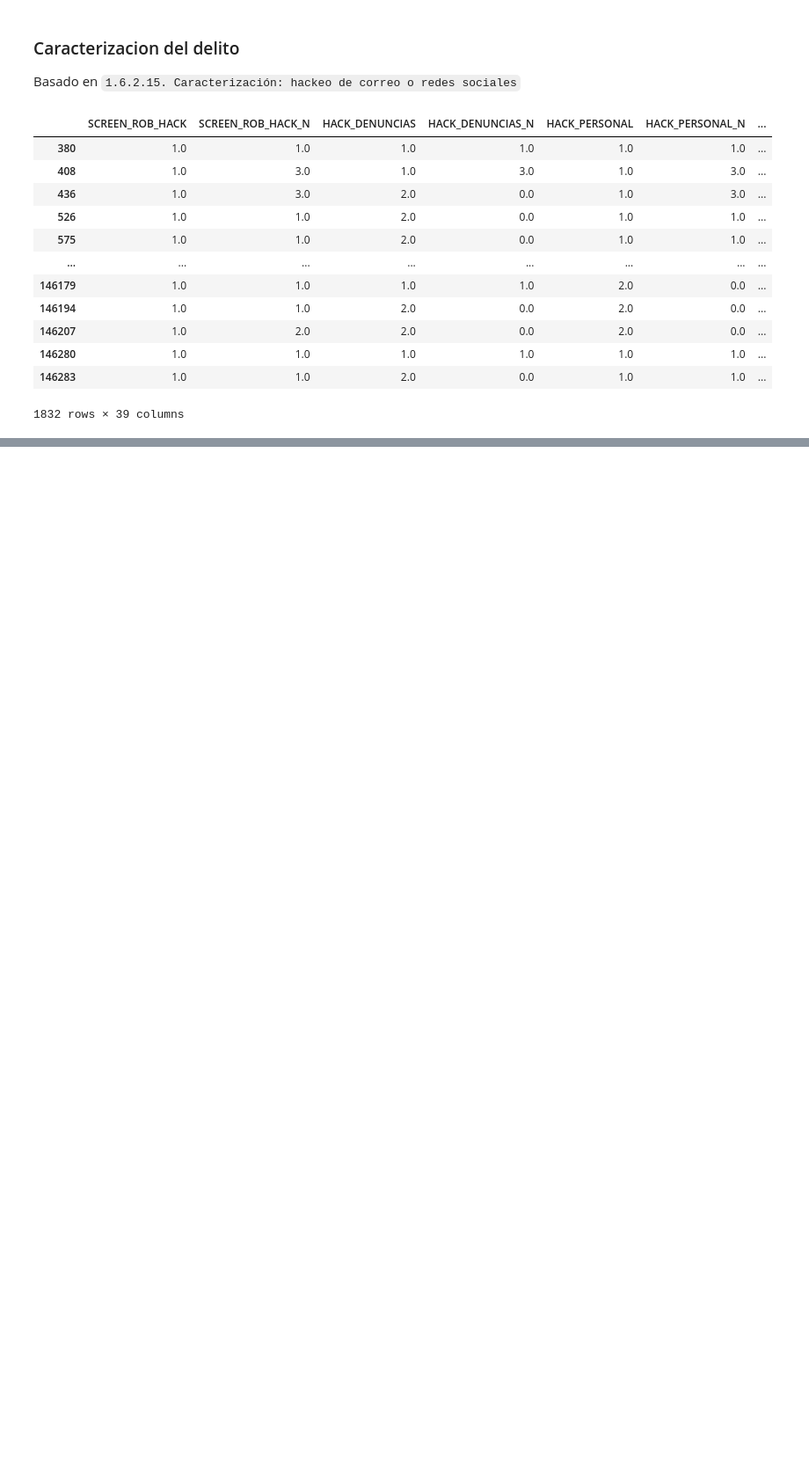
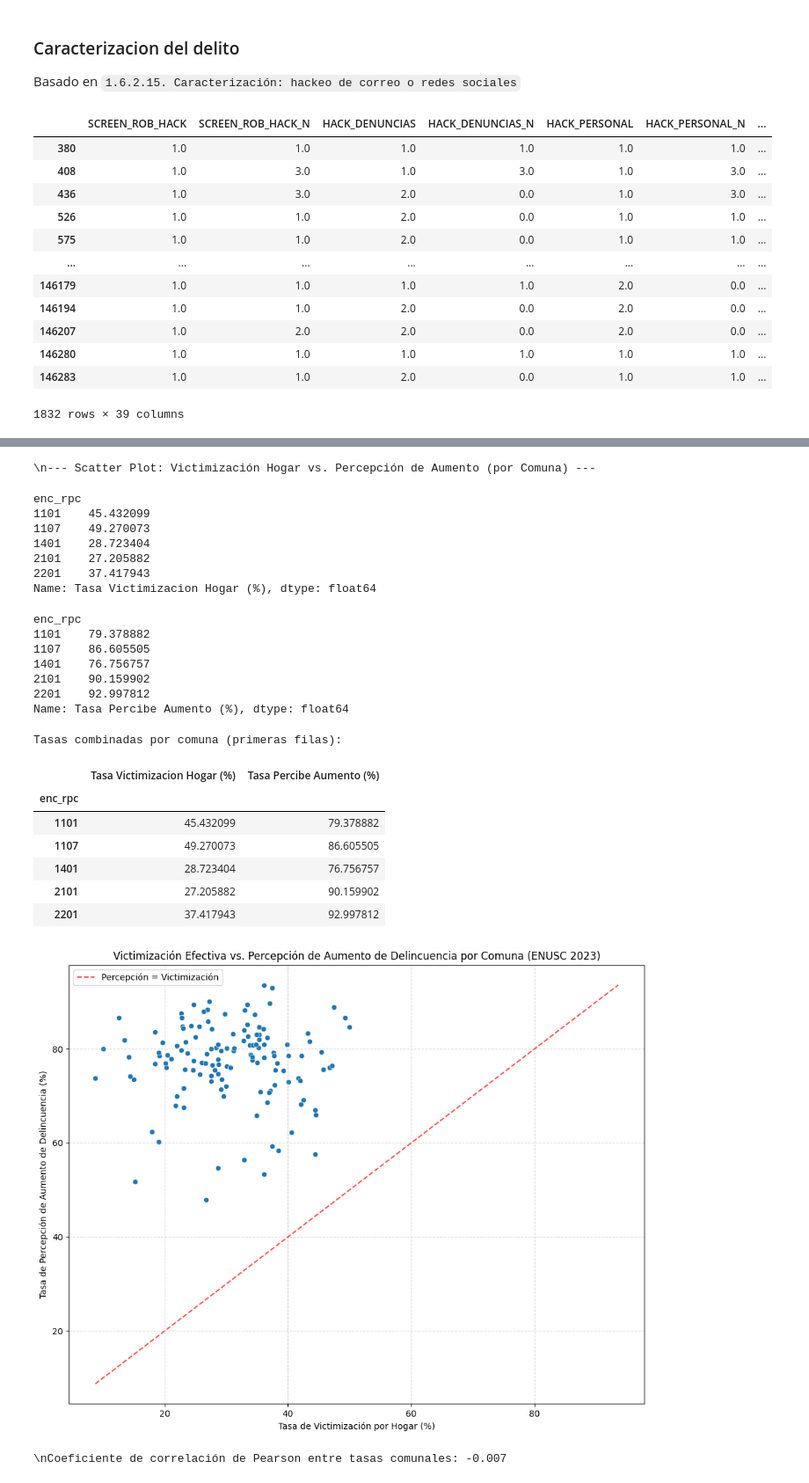
Before and after one commit to TheAmazingLife/analisis-de-datos-proyecto-semestral, a Jupyter notebook: entrega 2/variables.ipynb, the cells around one changed output, grey strips where cells are left out. Shown: that part at 88% size. Cells and saved outputs as stored; diff of their text form; code cells hidden in the pictures; blank space fills up the shorter version.

```diff
--- a/entrega 2/variables.ipynb
+++ b/entrega 2/variables.ipynb
@@ -334,0 +468,80 @@ with open("hackeo_isna.txt", "w") as txt:
+# %%
+import pandas as pd
+import numpy as np
+import matplotlib.pyplot as plt
+import seaborn as sns # Seaborn es bueno para scatter plots
+
+# --- Análisis Central: Scatter Plot Victimización vs. Percepción ---
+print("\\n--- Scatter Plot: Victimización Hogar vs. Percepción de Aumento (por Comuna) ---")
+
+# Asegurarse de tener las columnas necesarias y eliminar NaNs si es necesario en ellas
+cols_necesarias = ['enc_rpc', 'VH_DC', 'P_AUMENTO_COM']
+df_scatter = df_enusc[cols_necesarias].dropna(subset=cols_necesarias).copy()
+
+# VH_DC = 1 si el hogar fue victimizado, 0 si no. La media es la proporción.
+tasa_victimizacion_hogar = df_scatter.groupby('enc_rpc')['VH_DC'].mean() * 100
+tasa_victimizacion_hogar = tasa_victimizacion_hogar.rename('Tasa Victimizacion Hogar (%)')
+display(tasa_victimizacion_hogar.head())
+
+# --- Calcular Tasa de Percepción de Aumento por Comuna ---
+# Filtrar solo respuestas válidas para P_AUMENTO_COM (1, 2, 3)
+df_percep_com = df_scatter[df_scatter['P_AUMENTO_COM'].isin([1, 2, 3])].copy()
+# Crear indicador binario: 1 si P_AUMENTO_COM es 1 ("Aumentó"), 0 en otro caso
+df_percep_com['Percibe_Aumento'] = (df_percep_com['P_AUMENTO_COM'] == 1).astype(int)
+# Calcular la proporción que percibe aumento por comuna
+tasa_percepcion_aumento = df_percep_com.groupby('enc_rpc')['Percibe_Aumento'].mean() * 100
+tasa_percepcion_aumento = tasa_percepcion_aumento.rename('Tasa Percibe Aumento (%)')
+display(tasa_percepcion_aumento.head())
+
+# --- Combinar las tasas en un solo DataFrame ---
+df_comunal = pd.merge(tasa_victimizacion_hogar, tasa_percepcion_aumento, left_index=True, right_index=True)
+print("\nTasas combinadas por comuna (primeras filas):")
+display(df_comunal.head())
+
+# --- Crear el Scatter Plot ---
+plt.figure(figsize=(10, 8))
+sns.scatterplot(data=df_comunal, x='Tasa Victimizacion Hogar (%)', y='Tasa Percibe Aumento (%)')
+
+# Añadir una línea diagonal (y=x) para referencia visual
+# Si un punto está por encima, la percepción es mayor que la victimización; si está por debajo, es menor.
+max_val = max(df_comunal['Tasa Victimizacion Hogar (%)'].max(), df_comunal['Tasa Percibe Aumento (%)'].max())
+min_val = min(df_comunal['Tasa Victimizacion Hogar (%)'].min(), df_comunal['Tasa Percibe Aumento (%)'].min())
+plt.plot([min_val, max_val], [min_val, max_val], color='red', linestyle='--', alpha=0.7, label='Percepción = Victimización')
+
+plt.title('Victimización Efectiva vs. Percepción de Aumento de Delincuencia por Comuna (ENUSC 2023)')
+plt.xlabel('Tasa de Victimización por Hogar (%)')
+plt.ylabel('Tasa de Percepción de Aumento de Delincuencia (%)')
+plt.grid(True, linestyle='--', alpha=0.5)
+plt.legend()
+plt.tight_layout()
+plt.show()
+
+# --- Calcular Correlación ---
+correlacion = df_comunal['Tasa Victimizacion Hogar (%)'].corr(df_comunal['Tasa Percibe Aumento (%)'], method='pearson')
+print(f"\\nCoeficiente de correlación de Pearson entre tasas comunales: {correlacion:.3f}")
+# %% [output]
+\n--- Scatter Plot: Victimización Hogar vs. Percepción de Aumento (por Comuna) ---
+enc_rpc
+1101    45.432099
+1107    49.270073
+1401    28.723404
+2101    27.205882
+2201    37.417943
+Name: Tasa Victimizacion Hogar (%), dtype: float64
+enc_rpc
+1101    79.378882
+1107    86.605505
+1401    76.756757
+2101    90.159902
+2201    92.997812
+Name: Tasa Percibe Aumento (%), dtype: float64
+Tasas combinadas por comuna (primeras filas):
+|  | Tasa Victimizacion Hogar (%) | Tasa Percibe Aumento (%) |
+| enc_rpc |  |  |
+| 1101 | 45.432099 | 79.378882 |
+| 1107 | 49.270073 | 86.605505 |
+| 1401 | 28.723404 | 76.756757 |
+| 2101 | 27.205882 | 90.159902 |
+| 2201 | 37.417943 | 92.997812 |
+[figure, added]
+\nCoeficiente de correlación de Pearson entre tasas comunales: -0.007
```
Also changed, not shown: parts of 4 cells of this notebook.
